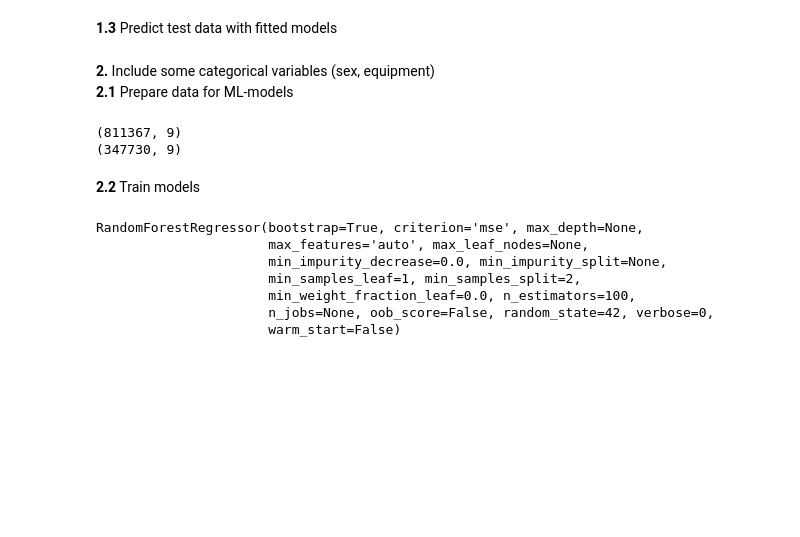
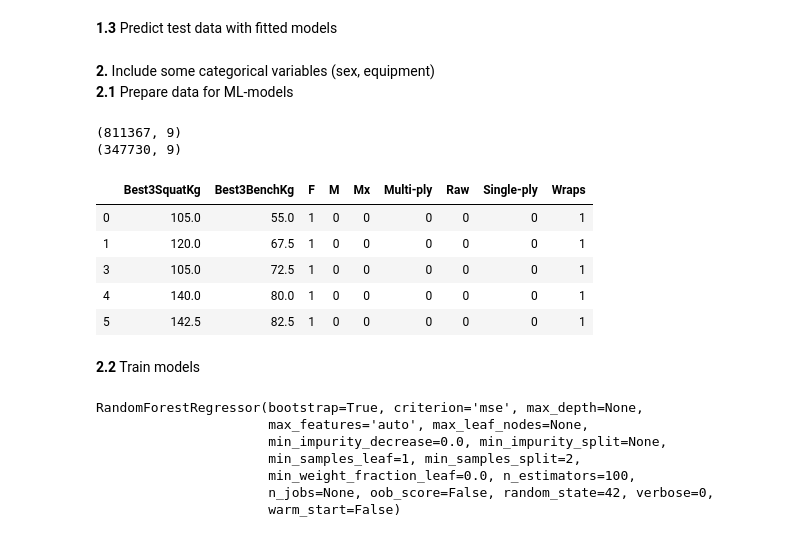
Before and after one commit to kevinossner/openpowerlifting, a Jupyter notebook: openpowerlifting.ipynb, the cells around one changed output. Cells and saved outputs as stored; diff of their text form; code cells hidden in the pictures; blank space fills up the shorter version.

```diff
--- a/openpowerlifting.ipynb
+++ b/openpowerlifting.ipynb
@@ -398,28 +409,36 @@ r2_rf1 = r2_score(y1_test, yhat_rf1)
 **2.1** Prepare data for ML-models
 # %%
 # Separate the columns of interest from the rest
+# Drop missing values because ML-models cannot use them
 pred_df2 = df[['Best3SquatKg', 'Best3BenchKg', 'Best3DeadliftKg', 'Sex', 'Equipment']]
 pred_df2 = pred_df2.dropna()
 
 # Divide pred_df into features (X) and labels (y)
 y2 = pred_df2['Best3DeadliftKg']
 X2 = pred_df2[['Best3SquatKg', 'Best3BenchKg', 'Sex', 'Equipment']]
 
-# Create dummies for categorical features
+# Create dummies for categorical features, because they have more than two categories
 sex_dummy = pd.get_dummies(X2['Sex'])
 equip_dummy = pd.get_dummies(X2['Equipment'])
 X2 = X2.merge(sex_dummy, left_index=True, right_index=True)
 X2 = X2.merge(equip_dummy, left_index=True, right_index=True)
 X2 = X2.loc[:, X2.columns != 'Sex']
 X2 = X2.loc[:, X2.columns != 'Equipment']
 
 # Divide features and labels into training and testing data
 X2_train, X2_test, y2_train, y2_test = train_test_split(X2, y2, test_size=0.3, random_state=42)
 print(X2_train.shape)
 print(X2_test.shape)
+X2.head()
 # %% [output]
 (811367, 9)
 (347730, 9)
+|  | Best3SquatKg | Best3BenchKg | F | M | Mx | Multi-ply | Raw | Single-ply | Wraps |
+| 0 | 105.0 | 55.0 | 1 | 0 | 0 | 0 | 0 | 0 | 1 |
+| 1 | 120.0 | 67.5 | 1 | 0 | 0 | 0 | 0 | 0 | 1 |
+| 3 | 105.0 | 72.5 | 1 | 0 | 0 | 0 | 0 | 0 | 1 |
+| 4 | 140.0 | 80.0 | 1 | 0 | 0 | 0 | 0 | 0 | 1 |
+| 5 | 142.5 | 82.5 | 1 | 0 | 0 | 0 | 0 | 0 | 1 |
 # %% [markdown]
 **2.2** Train models
 # %%
```
Also changed, not shown: parts of 9 cells of this notebook, 1 other file.
